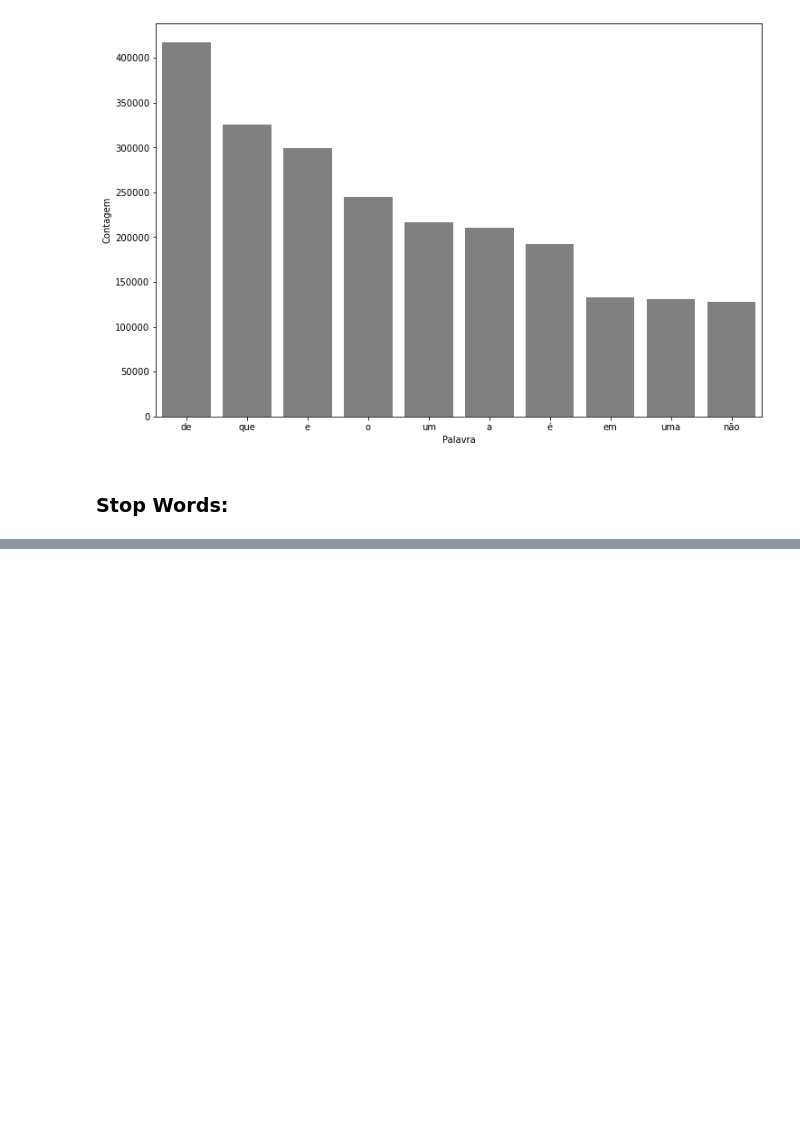
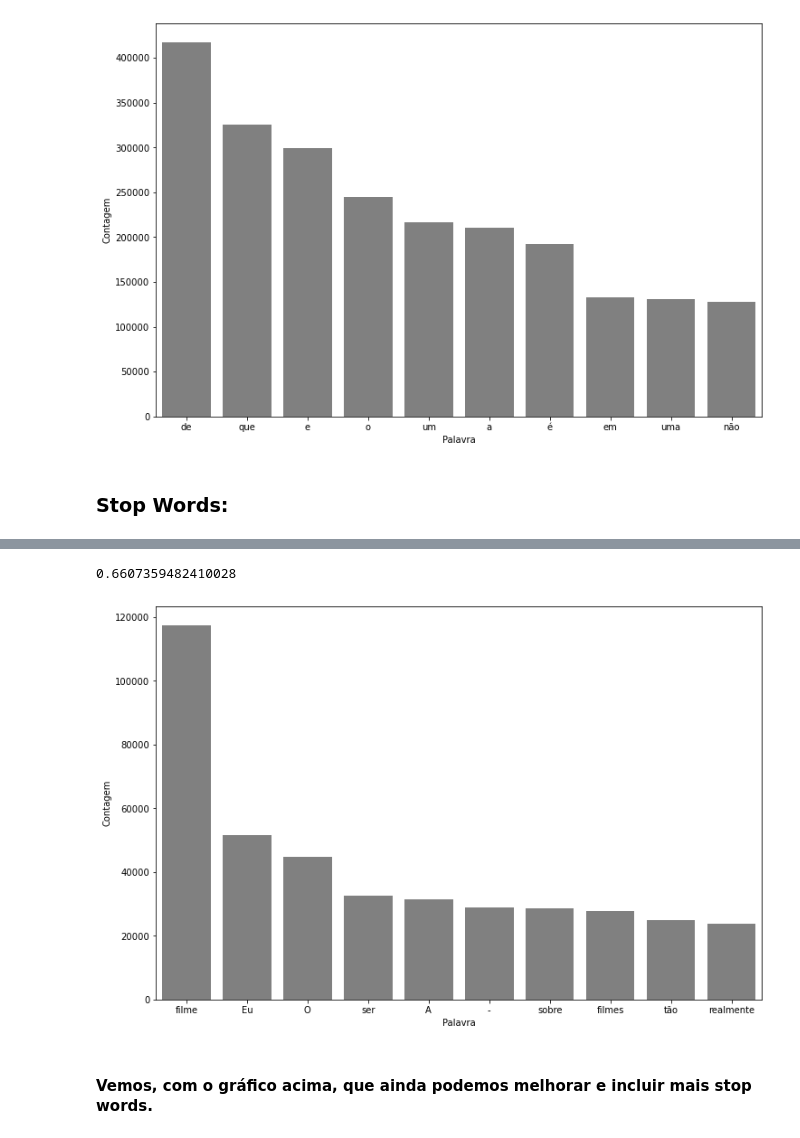
Before and after one commit to silsantos/Deep_Learning, a Jupyter notebook: 1.intro_nlp.ipynb, the cells around one changed output, grey strips where cells are left out. Cells and saved outputs as stored; diff of their text form; code cells hidden in the pictures; blank space fills up the shorter version.

Commit message:
Stop words

```diff
--- a/1.intro_nlp.ipynb
+++ b/1.intro_nlp.ipynb
@@ -362,3 +362,5 @@ token_grafico(resenha,'text_pt', 10)
 [figure]
 # %% [markdown]
 ### Stop Words:
+# %%
+stop_words = nltk.corpus.stopwords.words('portuguese')
@@ -364,0 +371,24 @@ token_grafico(resenha,'text_pt', 10)
+# %%
+# Remoção dos stop words do texto:
+
+frase_processada = []
+
+
+# Para cada opinião, tokenizaremos as frases e sera feita a remoção das stop words:
+for opiniao in resenha['text_pt']:
+    nova_frase = []
+    palavras_texto = token_por_espaco.tokenize(opiniao)
+
+    # Agora percorreremos palavra por palavra:
+    for palavra in palavras_texto:
+        if palavra not in stop_words:
+            nova_frase.append(palavra)
+
+# Nesse ponto, já temos cada opinião composta apenas por palavras relevantes.
+# Queremos, agora, que esse texto seja apenas 1 string e não uma lista na qual cada item da mesma seja composto por pedaços.
+
+    frase_processada.append(' '.join(nova_frase))
+# %%
+# Criando uma coluna no dataframe:
+
+resenha['tratamento1'] = frase_processada
@@ -364,0 +404,12 @@ token_grafico(resenha,'text_pt', 10)
+# %%
+# Utilizando a função para verificar se houve aumento de acurácia:
+
+classificar_texto(resenha, 'tratamento1', 'classificacao')
+# %% [output]
+0.6607359482410028
+# %%
+token_grafico(resenha, 'tratamento1', 10)
+# %% [output]
+[figure, added]
+# %% [markdown]
+#### Vemos, com o gráfico acima, que ainda podemos melhorar e incluir mais stop words.
```
Also changed, not shown: parts of 2 cells of this notebook.
